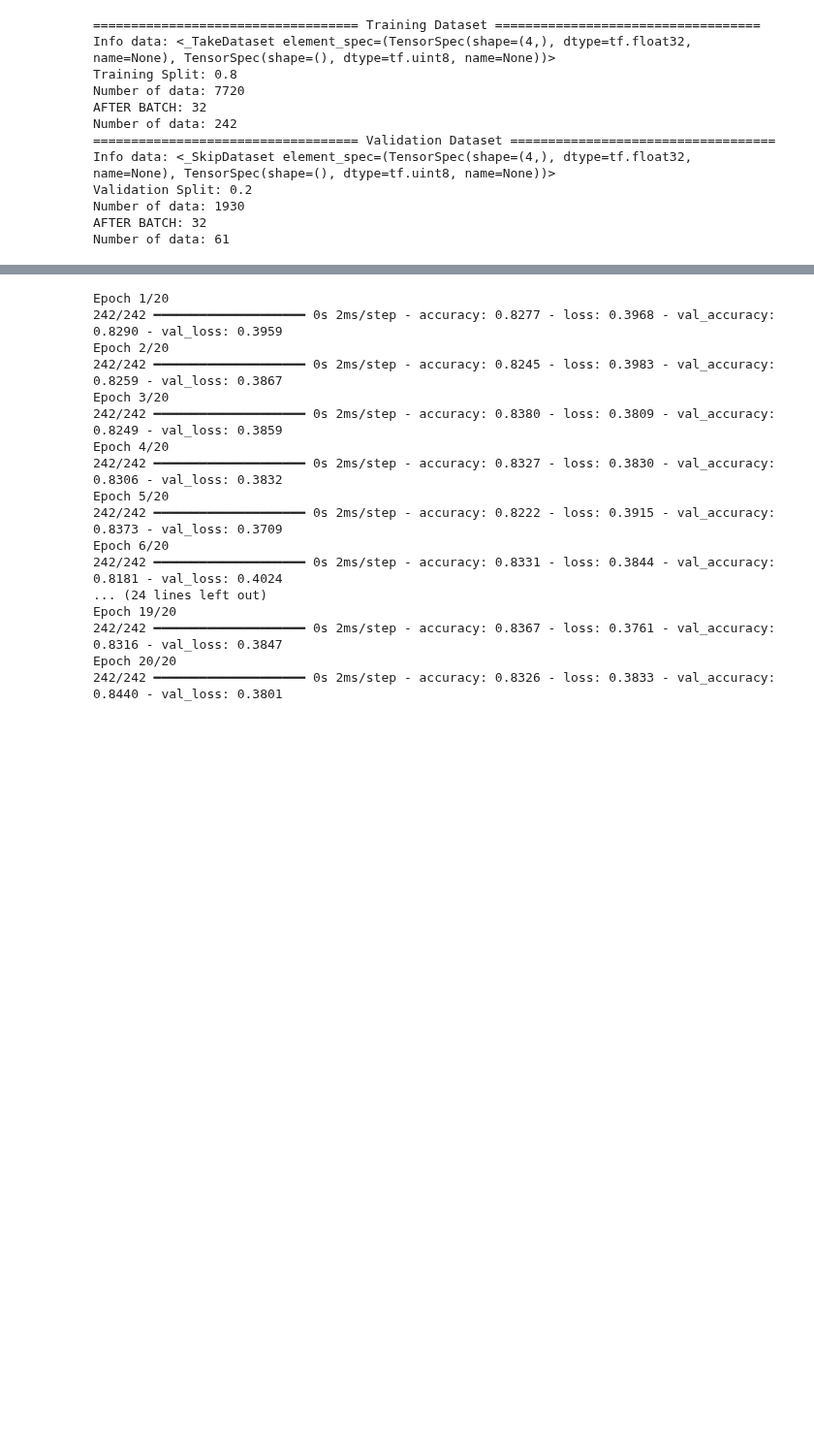
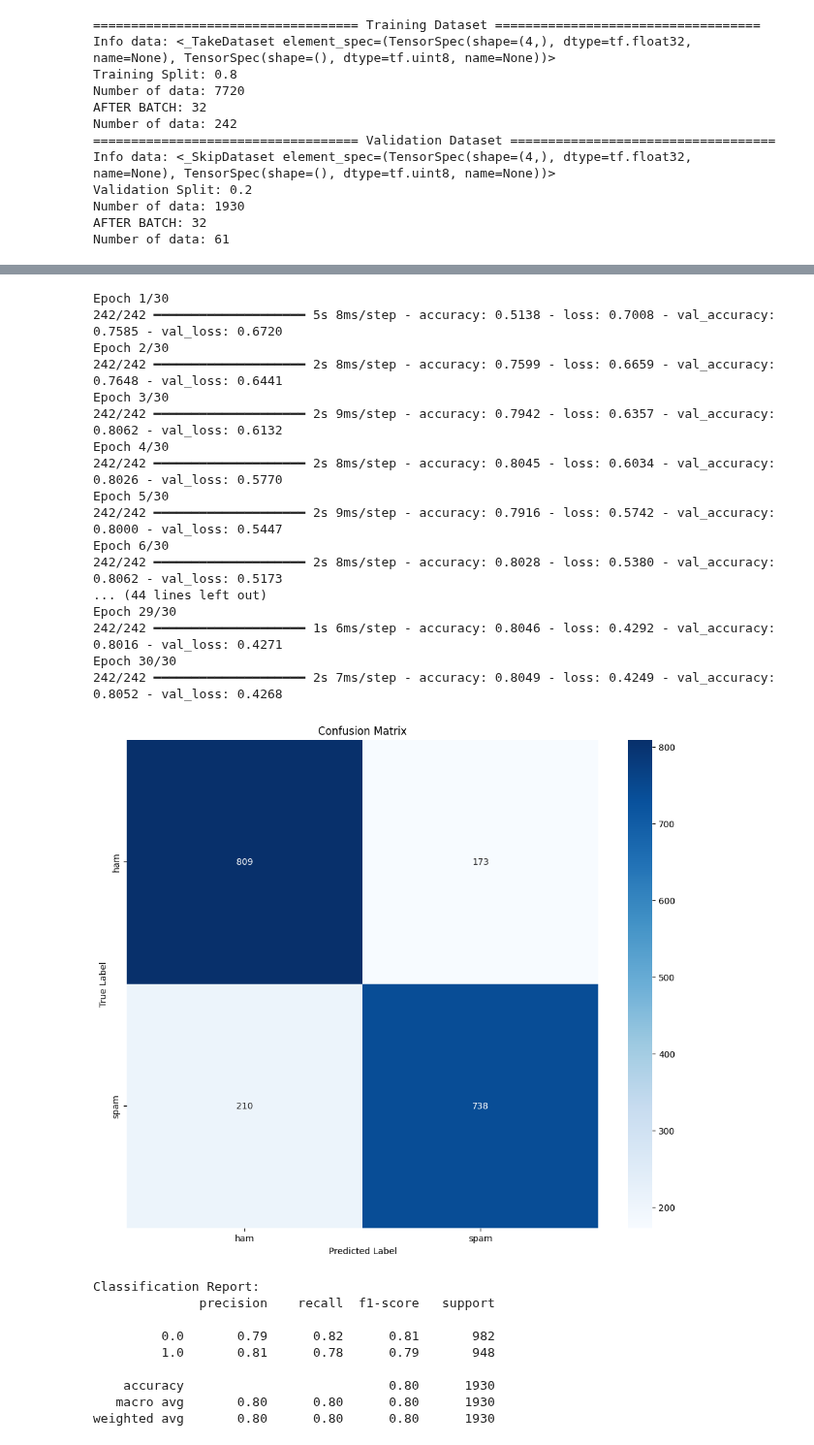
Before and after one commit to AnggaDS01/Python, a Jupyter notebook: Machine-Learning/Documentations/Natural-Language-Processing/Essential-of-NLP/3. text-normalization.ipynb, the cells around one changed output, grey strips where cells are left out. Shown at 97% size. Drawn from its saved outputs; the diff is of its cells as text; code cells hidden in the pictures; blank space fills up the shorter version.

```diff
--- a/Machine-Learning/Documentations/Natural-Language-Processing/Essential-of-NLP/3. text-normalization.ipynb
+++ b/Machine-Learning/Documentations/Natural-Language-Processing/Essential-of-NLP/3. text-normalization.ipynb
@@ -660,6 +720,9 @@ print(sorted(en_sw_list)[:10])
 # %% [output]
 ["'ll", "'tis", "'twas", "'ve", '10', '39', 'a', "a's", 'able', 'ableabout']
 # %%
+sample_text = 'When are you going to ride your bike'
+doc = en_nlp(sample_text)
+
 count = 0
 for sentence in doc.sents:
     for token in sentence:
@@ -803,23 +891,36 @@ Model: "functional_2"
 history = model.fit(
     SMSSpamCollection_tf_data_train,
     validation_data=SMSSpamCollection_tf_data_valid,
-    epochs=20,
+    epochs=30,
 )
 # %% [output]
-Epoch 1/20
-242/242 ━━━━━━━━━━━━━━━━━━━━ 0s 2ms/step - accuracy: 0.8277 - loss: 0.3968 - val_accuracy: 0.8290 - val_loss: 0.3959
-Epoch 2/20
-242/242 ━━━━━━━━━━━━━━━━━━━━ 0s 2ms/step - accuracy: 0.8245 - loss: 0.3983 - val_accuracy: 0.8259 - val_loss: 0.3867
-Epoch 3/20
-242/242 ━━━━━━━━━━━━━━━━━━━━ 0s 2ms/step - accuracy: 0.8380 - loss: 0.3809 - val_accuracy: 0.8249 - val_loss: 0.3859
-Epoch 4/20
-242/242 ━━━━━━━━━━━━━━━━━━━━ 0s 2ms/step - accuracy: 0.8327 - loss: 0.3830 - val_accuracy: 0.8306 - val_loss: 0.3832
-Epoch 5/20
-242/242 ━━━━━━━━━━━━━━━━━━━━ 0s 2ms/step - accuracy: 0.8222 - loss: 0.3915 - val_accuracy: 0.8373 - val_loss: 0.3709
-Epoch 6/20
-242/242 ━━━━━━━━━━━━━━━━━━━━ 0s 2ms/step - accuracy: 0.8331 - loss: 0.3844 - val_accuracy: 0.8181 - val_loss: 0.4024
-... (24 lines left out)
-Epoch 19/20
-242/242 ━━━━━━━━━━━━━━━━━━━━ 0s 2ms/step - accuracy: 0.8367 - loss: 0.3761 - val_accuracy: 0.8316 - val_loss: 0.3847
-Epoch 20/20
-242/242 ━━━━━━━━━━━━━━━━━━━━ 0s 2ms/step - accuracy: 0.8326 - loss: 0.3833 - val_accuracy: 0.8440 - val_loss: 0.3801
+Epoch 1/30
+242/242 ━━━━━━━━━━━━━━━━━━━━ 5s 8ms/step - accuracy: 0.5138 - loss: 0.7008 - val_accuracy: 0.7585 - val_loss: 0.6720
+Epoch 2/30
+242/242 ━━━━━━━━━━━━━━━━━━━━ 2s 8ms/step - accuracy: 0.7599 - loss: 0.6659 - val_accuracy: 0.7648 - val_loss: 0.6441
+Epoch 3/30
+242/242 ━━━━━━━━━━━━━━━━━━━━ 2s 9ms/step - accuracy: 0.7942 - loss: 0.6357 - val_accuracy: 0.8062 - val_loss: 0.6132
+Epoch 4/30
+242/242 ━━━━━━━━━━━━━━━━━━━━ 2s 8ms/step - accuracy: 0.8045 - loss: 0.6034 - val_accuracy: 0.8026 - val_loss: 0.5770
+Epoch 5/30
+242/242 ━━━━━━━━━━━━━━━━━━━━ 2s 9ms/step - accuracy: 0.7916 - loss: 0.5742 - val_accuracy: 0.8000 - val_loss: 0.5447
+Epoch 6/30
+242/242 ━━━━━━━━━━━━━━━━━━━━ 2s 8ms/step - accuracy: 0.8028 - loss: 0.5380 - val_accuracy: 0.8062 - val_loss: 0.5173
+... (44 lines left out)
+Epoch 29/30
+242/242 ━━━━━━━━━━━━━━━━━━━━ 1s 6ms/step - accuracy: 0.8046 - loss: 0.4292 - val_accuracy: 0.8016 - val_loss: 0.4271
+Epoch 30/30
+242/242 ━━━━━━━━━━━━━━━━━━━━ 2s 7ms/step - accuracy: 0.8049 - loss: 0.4249 - val_accuracy: 0.8052 - val_loss: 0.4268
+# %%
+evaluate_model(model, SMSSpamCollection_tf_data_valid, lb.classes_)
+# %% [output]
+[figure, added]
+Classification Report:
+              precision    recall  f1-score   support
+
+         0.0       0.79      0.82      0.81       982
+         1.0       0.81      0.78      0.79       948
+
+    accuracy                           0.80      1930
+   macro avg       0.80      0.80      0.80      1930
+weighted avg       0.80      0.80      0.80      1930
```
Also changed, not shown: parts of 39 cells of this notebook, 3 other files.
